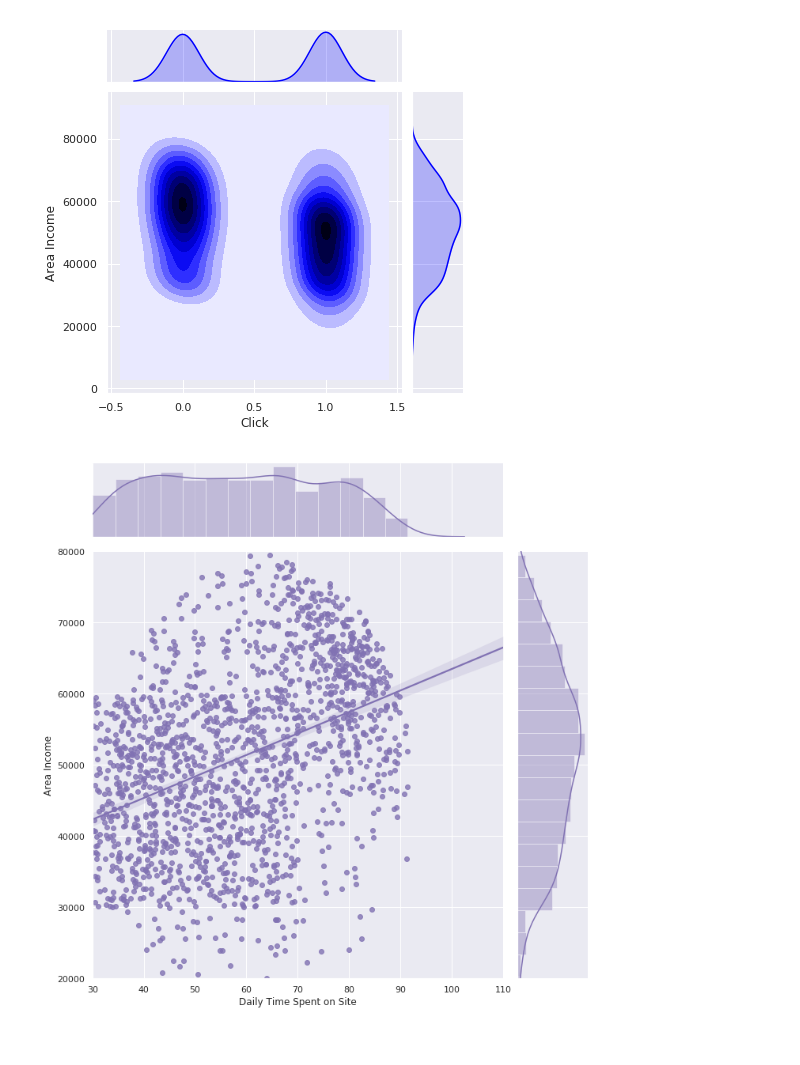
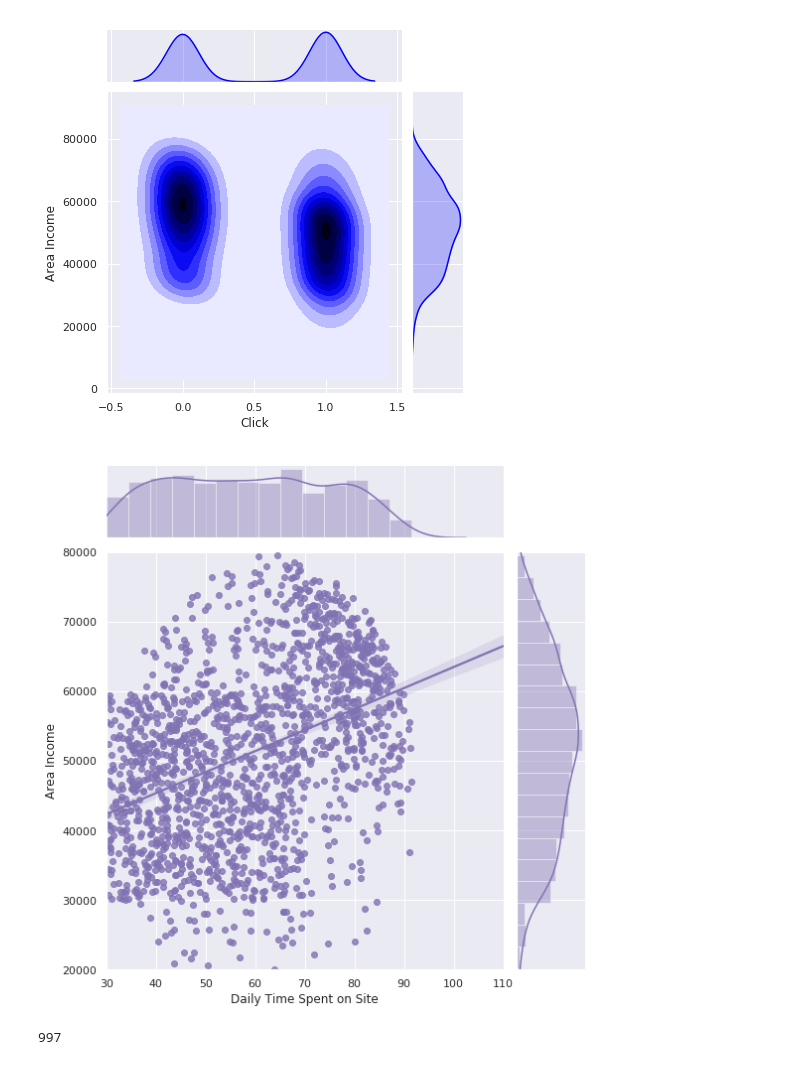
Before and after one commit to tejacst/Big-Data-Analytics, a Jupyter notebook: Iteration_4.ipynb, the cells around one changed output. Drawn from its saved outputs; the diff is of its cells as text; code cells hidden in the pictures.

```diff
--- a/Iteration_4.ipynb
+++ b/Iteration_4.ipynb
@@ -120,9 +145,9 @@ sns.jointplot(x="Click",y="Area Income",data=adNew.toPandas(), color = "blue", k
 # %%
 sns.set(style="darkgrid")
 
 
 joint = sns.jointplot("Daily Time Spent on Site", "Area Income", data=adNew.toPandas(), kind="reg",
-                  xlim=(30, 110), ylim=(20000,80000), color="m", height=10)
+                  xlim=(30, 110), ylim=(20000,80000), color="m", height=8)
 # %% [output]
-[figure, old version]
+[figure, new version]
 # %%
@@ -130,6 +156,10 @@ adNew.createOrReplaceTempView('data')
 adNew = spark.sql("SELECT * FROM data")
 # %%
 adNew = spark.sql("SELECT * FROM data WHERE Age < 60")
+# %%
+adNew.count()
+# %% [output]
+997
 # %%
 adNew = adNew.drop('City','Country')
 # %%
```
Also changed, not shown: parts of 42 cells of this notebook.
